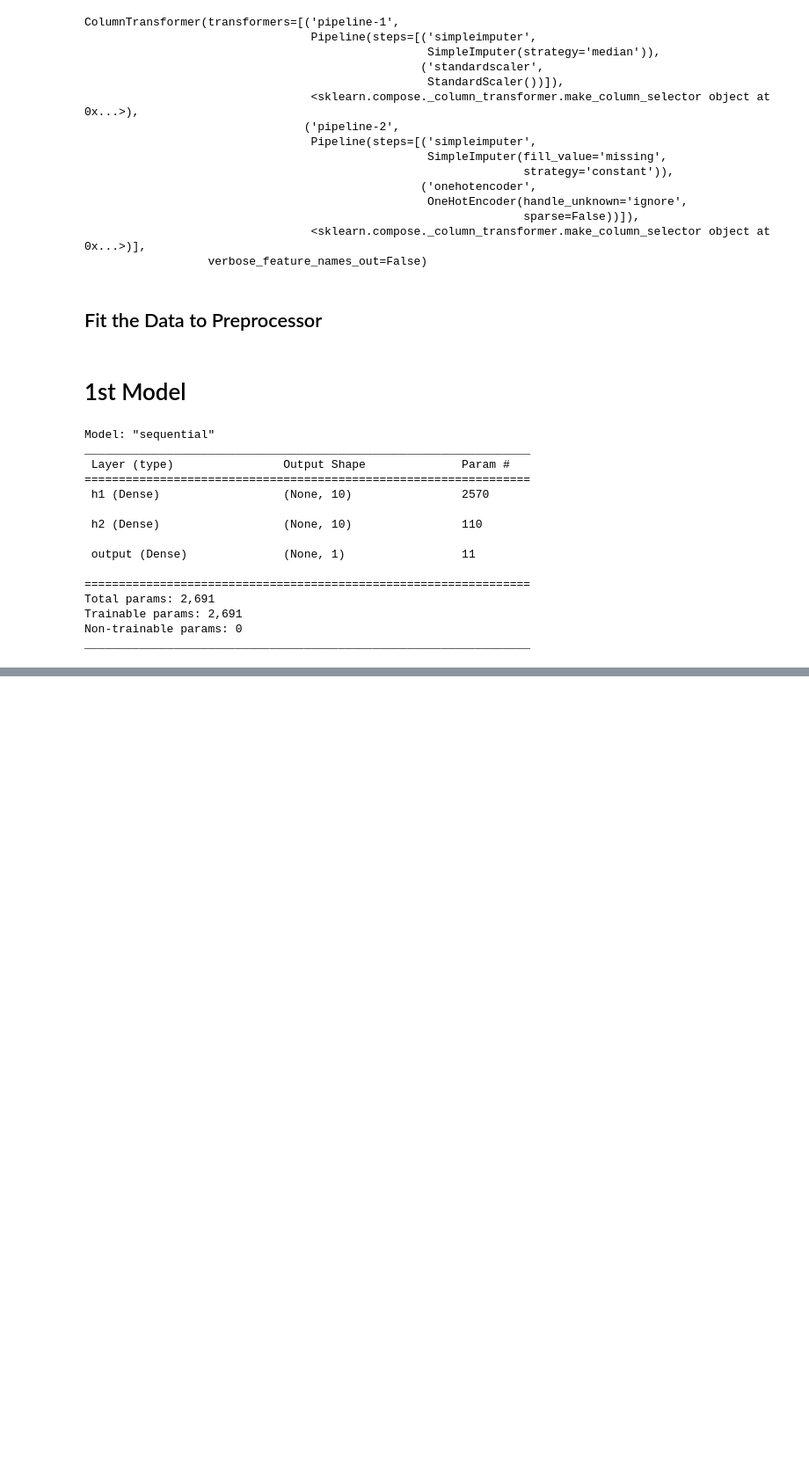
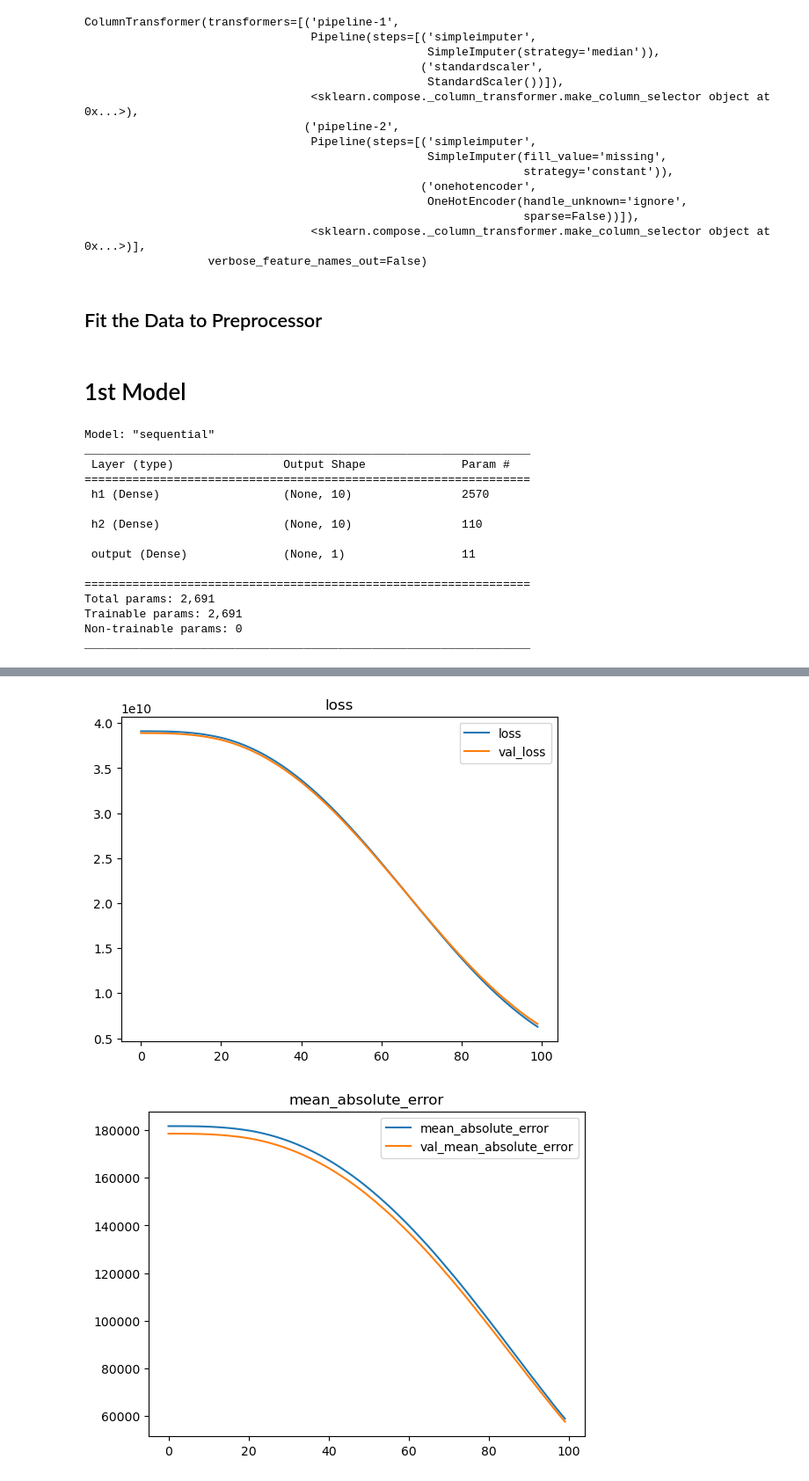
Before and after one commit to jaytrey777/Neural-Network-Exercise, a Jupyter notebook: Neural Network Exercise.ipynb, the cells around one changed output, grey strips where cells are left out. Shown: that part at 88% size. Saved outputs shown, nothing was run; the diff lists cells and outputs as text; code cells hidden in the pictures; blank space fills up the shorter version.

```diff
--- a/Neural Network Exercise.ipynb
+++ b/Neural Network Exercise.ipynb
@@ -268,5 +269,5 @@ reg_model.compile(optimizer= "adam", loss = "mse",
 history = reg_model.fit(X_train, y_train,
                         validation_data = (X_test, y_test),
                         epochs = 100,
-                        verbose = False)
+                        verbose = 0)
 # %% [output]
@@ -283,0 +279,5 @@ Detected at node 'StatefulPartitionedCall_4' defined at (most recent call last):
+# %%
+plot_history(history)
+# %% [output]
+[figure, added]
+[figure, added]
```
Also changed, not shown: parts of 17 cells of this notebook.
